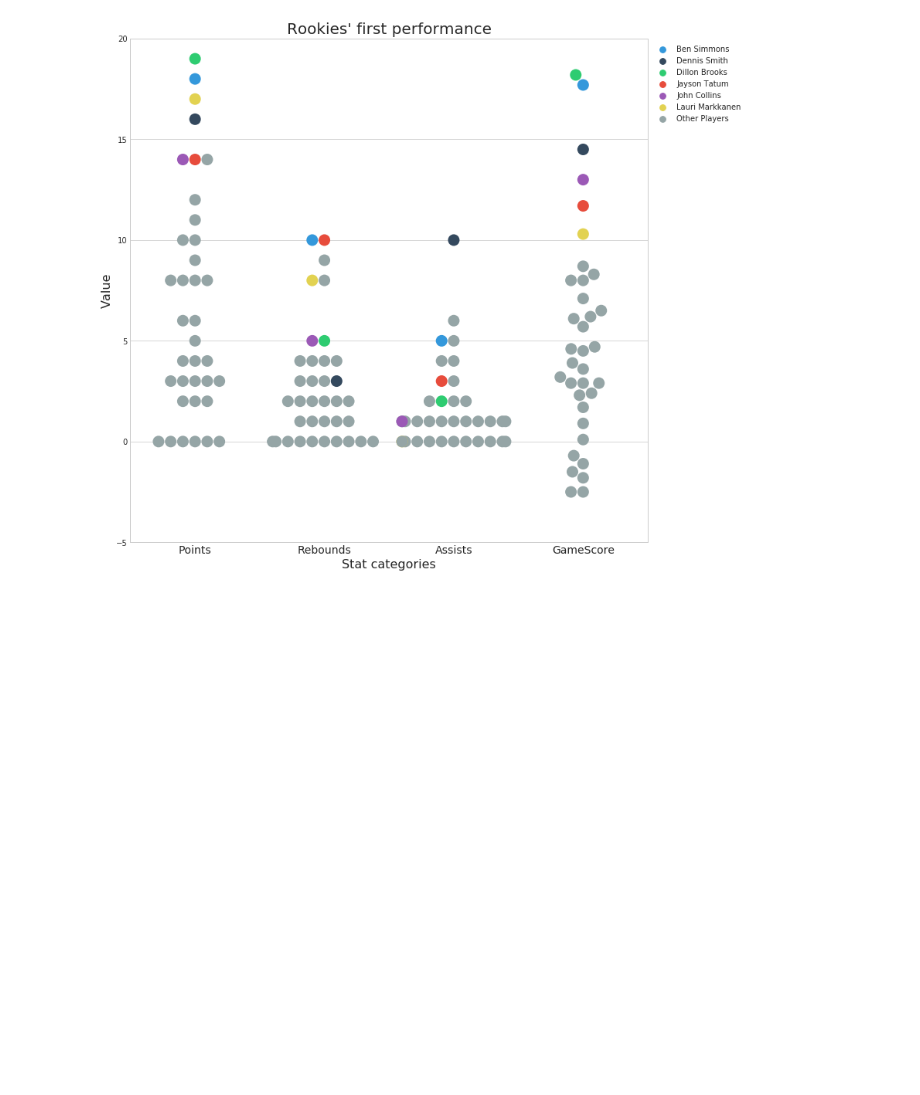
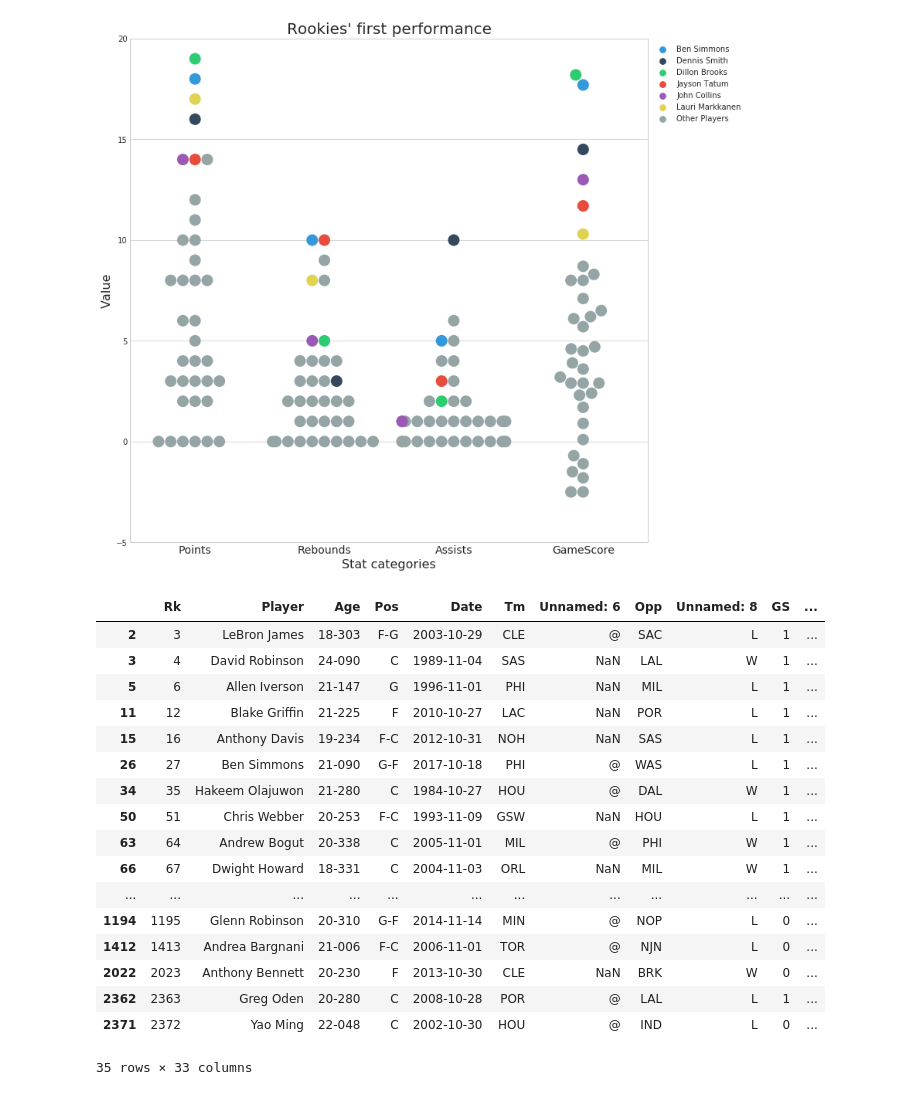
Before and after one commit to danchyy/Basketball_Analytics, a Jupyter notebook: Scripts/rookies_first_performance/Rookies_swarm_first.ipynb, the cells around one changed output. Drawn from its saved outputs; the diff is of its cells as text; code cells hidden in the pictures; blank space fills up the shorter version.

```diff
--- a/Scripts/rookies_first_performance/Rookies_swarm_first.ipynb
+++ b/Scripts/rookies_first_performance/Rookies_swarm_first.ipynb
@@ -65,0 +67,21 @@ first_picks = first_picks.drop(first_picks[first_picks.Rk == 1615].index) # drop
+# %%
+first_picks
+# %% [output]
+|  | Rk | Player | Age | Pos | Date | Tm | Unnamed: 6 | Opp | Unnamed: 8 | GS | ... |
+| 2 | 3 | LeBron James | 18-303 | F-G | 2003-10-29 | CLE | @ | SAC | L | 1 | ... |
+| 3 | 4 | David Robinson | 24-090 | C | 1989-11-04 | SAS | NaN | LAL | W | 1 | ... |
+| 5 | 6 | Allen Iverson | 21-147 | G | 1996-11-01 | PHI | NaN | MIL | L | 1 | ... |
+| 11 | 12 | Blake Griffin | 21-225 | F | 2010-10-27 | LAC | NaN | POR | L | 1 | ... |
+| 15 | 16 | Anthony Davis | 19-234 | F-C | 2012-10-31 | NOH | NaN | SAS | L | 1 | ... |
+| 26 | 27 | Ben Simmons | 21-090 | G-F | 2017-10-18 | PHI | @ | WAS | L | 1 | ... |
+| 34 | 35 | Hakeem Olajuwon | 21-280 | C | 1984-10-27 | HOU | @ | DAL | W | 1 | ... |
+| 50 | 51 | Chris Webber | 20-253 | F-C | 1993-11-09 | GSW | NaN | HOU | L | 1 | ... |
+| 63 | 64 | Andrew Bogut | 20-338 | C | 2005-11-01 | MIL | @ | PHI | W | 1 | ... |
+| 66 | 67 | Dwight Howard | 18-331 | C | 2004-11-03 | ORL | NaN | MIL | W | 1 | ... |
+| ... | ... | ... | ... | ... | ... | ... | ... | ... | ... | ... | ... |
+| 1194 | 1195 | Glenn Robinson | 20-310 | G-F | 2014-11-14 | MIN | @ | NOP | L | 0 | ... |
+| 1412 | 1413 | Andrea Bargnani | 21-006 | F-C | 2006-11-01 | TOR | @ | NJN | L | 0 | ... |
+| 2022 | 2023 | Anthony Bennett | 20-230 | F | 2013-10-30 | CLE | NaN | BRK | W | 0 | ... |
+| 2362 | 2363 | Greg Oden | 20-280 | C | 2008-10-28 | POR | @ | LAL | L | 1 | ... |
+| 2371 | 2372 | Yao Ming | 22-048 | C | 2002-10-30 | HOU | @ | IND | L | 0 | ... |
+35 rows × 33 columns
```
Also changed, not shown: parts of 4 cells of this notebook.
